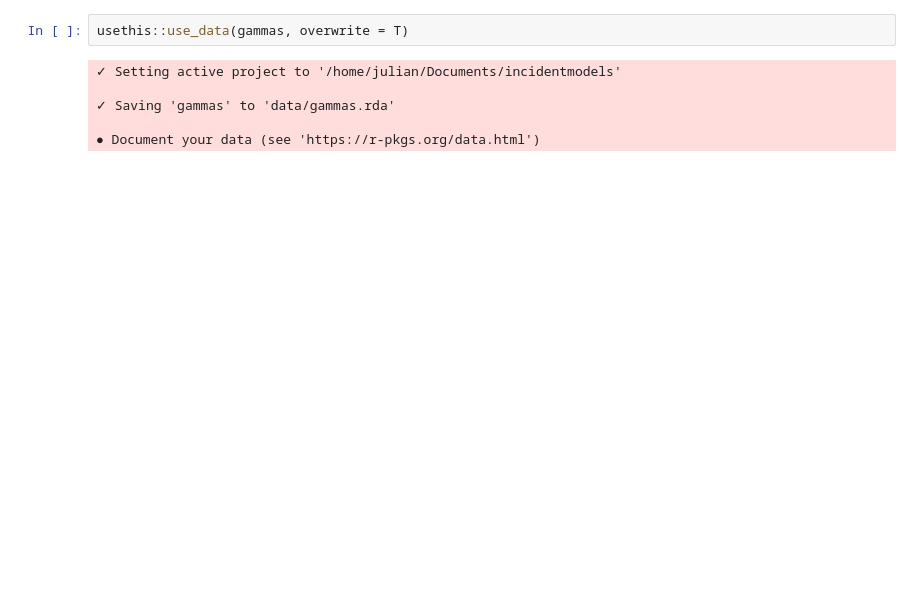
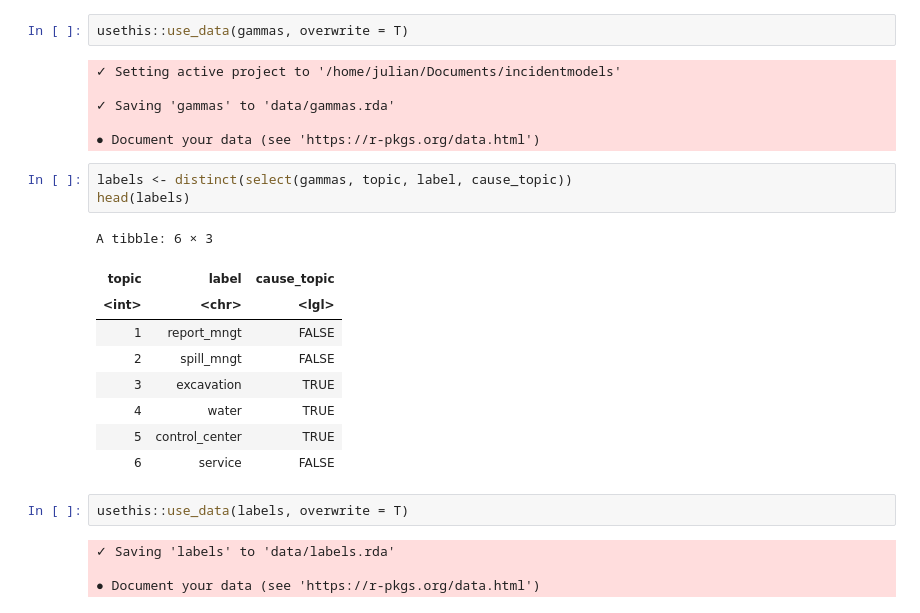
Before and after one commit to julianbarg/incidentmodels, a Jupyter notebook: data-raw/util/2-interpret_topics.ipynb, the cells around one changed output. Cells and saved outputs as stored; diff of their text form; blank space fills up the shorter version.

```diff
--- a/data-raw/util/2-interpret_topics.ipynb
+++ b/data-raw/util/2-interpret_topics.ipynb
@@ -781,3 +781,22 @@ usethis::use_data(gammas, overwrite = T)
 ✓ Saving 'gammas' to 'data/gammas.rda'
 
 ● Document your data (see 'https://r-pkgs.org/data.html')
+# %%
+labels <- distinct(select(gammas, topic, label, cause_topic))
+head(labels)
+# %% [output]
+A tibble: 6 × 3
+| topic | label | cause_topic |
+| <int> | <chr> | <lgl> |
+| 1 | report_mngt | FALSE |
+| 2 | spill_mngt | FALSE |
+| 3 | excavation | TRUE |
+| 4 | water | TRUE |
+| 5 | control_center | TRUE |
+| 6 | service | FALSE |
+# %%
+usethis::use_data(labels, overwrite = T)
+# %% [output]
+✓ Saving 'labels' to 'data/labels.rda'
+
+● Document your data (see 'https://r-pkgs.org/data.html')
```
Also changed, not shown: parts of 8 cells of this notebook, 6 other files.
